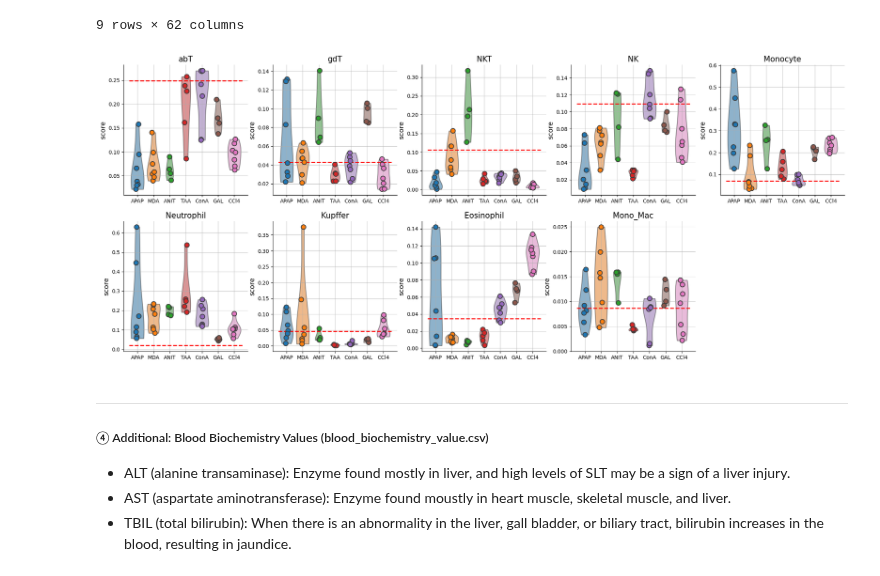
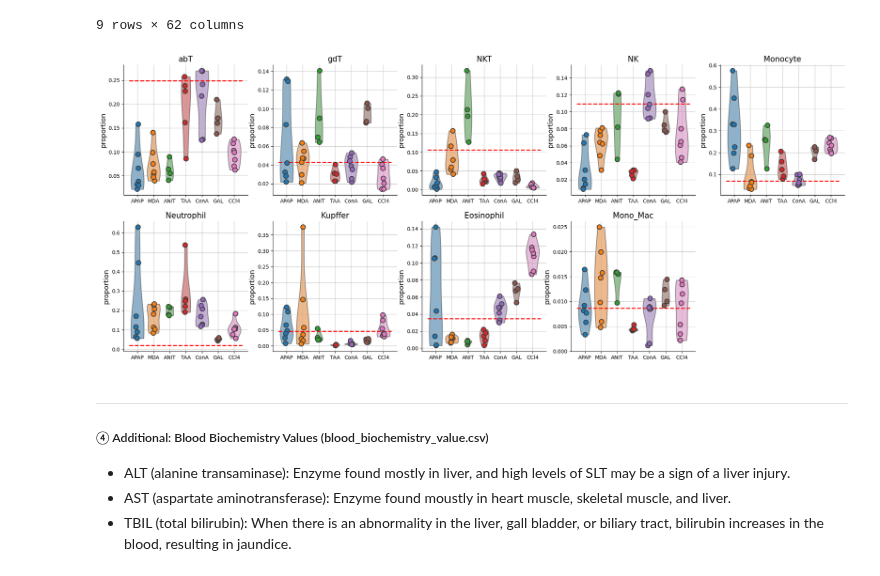
Before and after one commit to mizuno-group/LiverDeconv, a Jupyter notebook: Sample_Codes/1_input_data.ipynb, the cells around one changed output. Saved outputs shown, nothing was run; the diff lists cells and outputs as text; code cells hidden in the pictures.

```diff
--- a/Sample_Codes/1_input_data.ipynb
+++ b/Sample_Codes/1_input_data.ipynb
@@ -155,13 +155,13 @@ p_df
 # %%
 remove_list = ['CIV_1','CIV_4','CIV_7','CIV_8','CIP_1','CIP_2','CIP_7','CIP_8']
 common_list = list(set(p_df.columns.tolist()) & set(remove_list))
 removed_df = p_df.drop(columns=common_list) # remove
 
 p4d.plot_violin(target_df=removed_df.T,sep="_",sort_index=["APAP","MDA","ANIT","TAA","ConA","GAL","CCl4"],
                 target_cell=[],ctrl="Ctrl",
-                x_doc="",y_doc="score",row_n=2,col_n=5)
+                x_doc="",y_doc="proportion",row_n=2,col_n=5)
 # %% [output]
-[figure, old version]
+[figure, new version]
 # %% [markdown]
 ***
 ##### ④ Additional: Blood Biochemistry Values (blood_biochemistry_value.csv)
```
Also changed, not shown: parts of 2 cells of this notebook, 4 other files.
